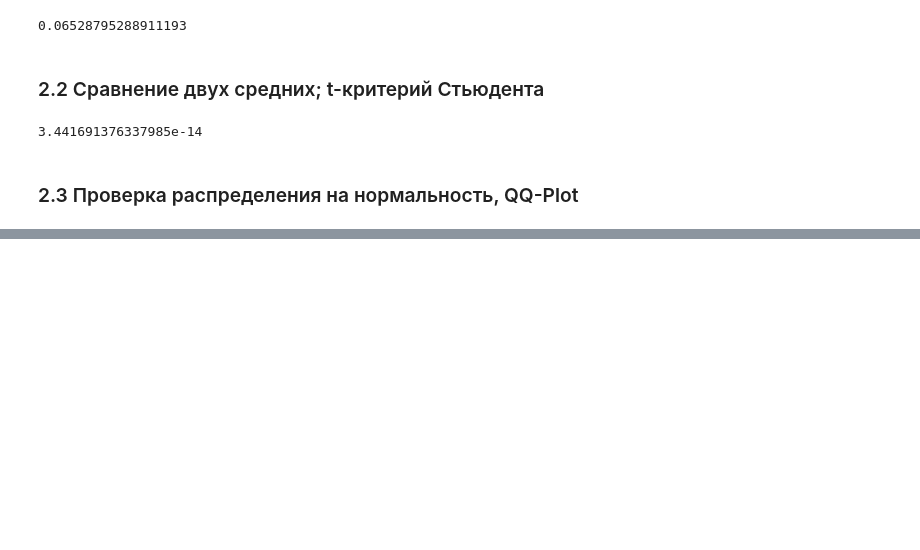
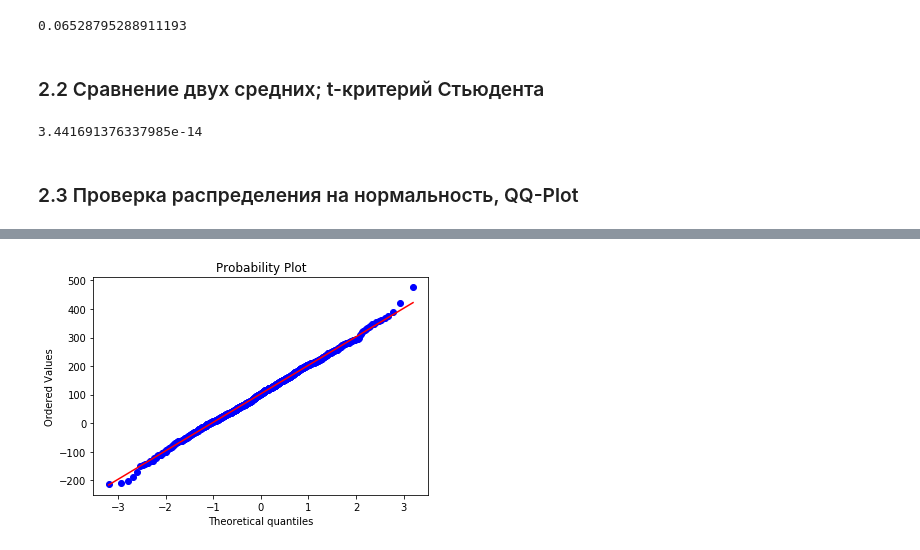
Before and after one commit to ichrnkv/education, a Jupyter notebook: stepik_stat/stat2.ipynb, the cells around one changed output, grey strips where cells are left out. Drawn from its saved outputs; the diff is of its cells as text; code cells hidden in the pictures; blank space fills up the shorter version.

```diff
--- a/stepik_stat/stat2.ipynb
+++ b/stepik_stat/stat2.ipynb
@@ -109,0 +138,7 @@ print(p_value)
+# %%
+#qq plot
+
+stats.probplot(r, dist="norm", plot=plt)
+plt.show();
+# %% [output]
+[figure, added]
```
Also changed, not shown: parts of 4 cells of this notebook.
